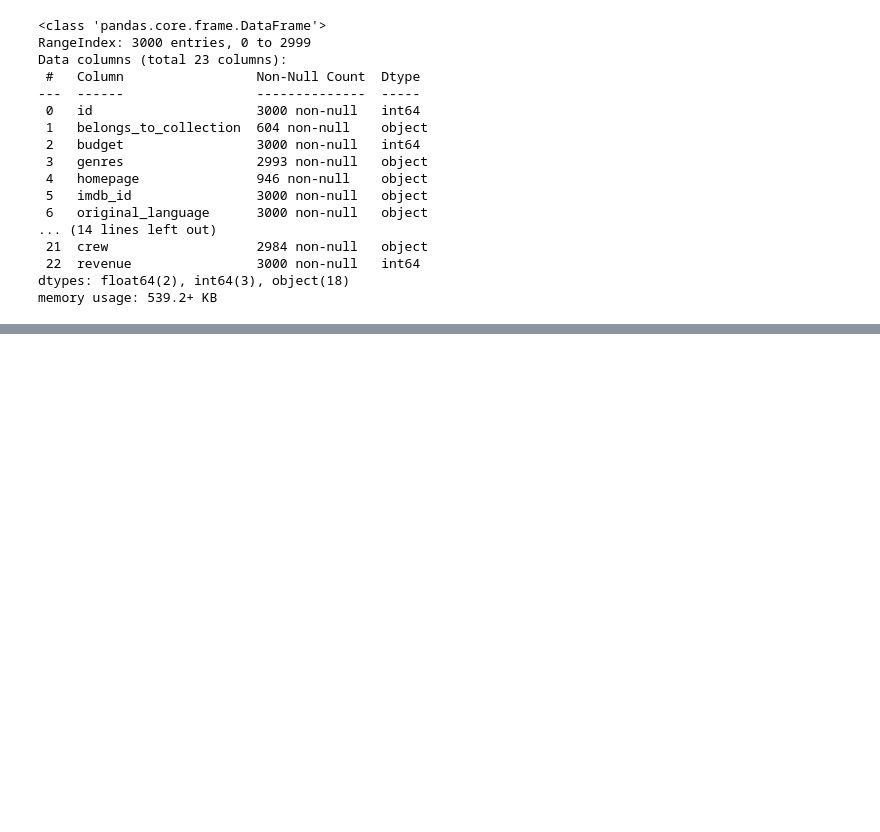
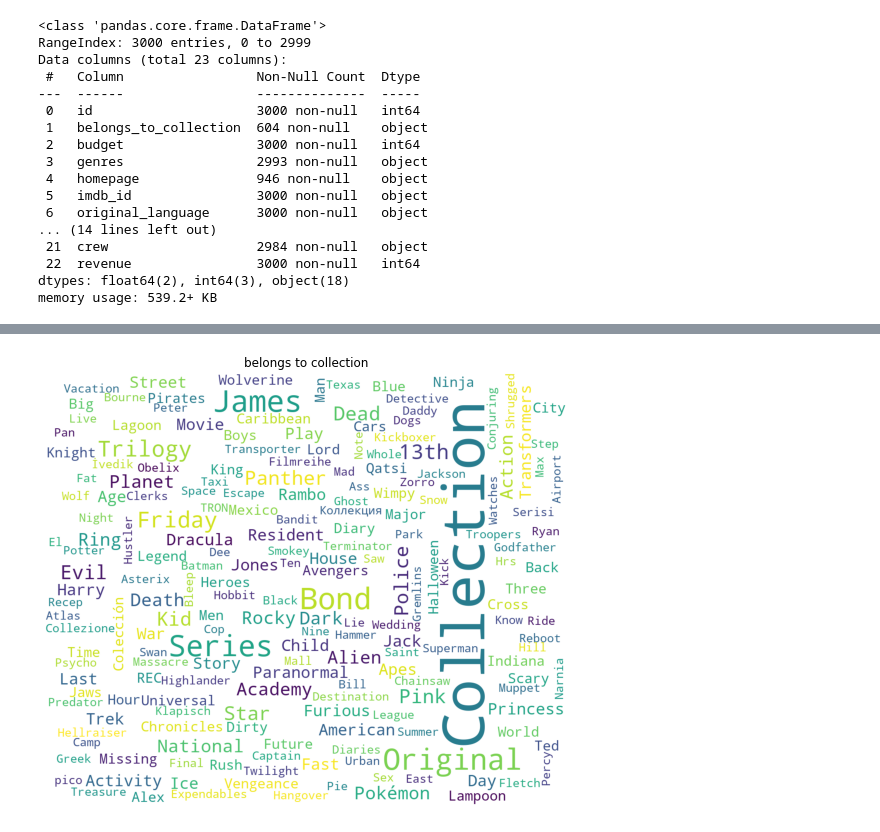
Before and after one commit to qsusu/springboard, a Jupyter notebook: capstone2_wrangling.ipynb, the cells around one changed output, grey strips where cells are left out. Saved outputs shown, nothing was run; the diff lists cells and outputs as text; code cells hidden in the pictures; blank space fills up the shorter version.

Commit message:
capstone project 2_extract text dictionary
use eval() extract dictionary from string columns

```diff
--- a/capstone2_wrangling.ipynb
+++ b/capstone2_wrangling.ipynb
@@ -244,0 +248,17 @@ df.to_csv('/Users/Sue/Documents/study2020/springboard/capstone_project2_movie/Da
+# %%
+# define get_dictioinary function to achieve dictionary from lists
+def get_dictionary(s):
+    try:
+        d = eval(s)
+    except:
+        d = {}
+    return d
+# %%
+# clean up 3 columns including genres, belongs to collection, and keywords
+df_train = df
+list_process = ['genres', 'belongs_to_collection','Keywords']
+for i in list_process:
+    df_train[i] = df_train[i].map(lambda x: sorted([d['name'] for d in get_dictionary(x)])).map(lambda x: ','.join(map(str, x)))
+    gi = df_train[i].str.get_dummies(sep=',')
+    df_train = pd.concat([df_train, gi], axis=1, sort=False)
+list_of_collection = list(df_train['belongs_to_collection'].values)
@@ -244,0 +285,13 @@ df.to_csv('/Users/Sue/Documents/study2020/springboard/capstone_project2_movie/Da
+# %%
+#list_of_collection = list(df_train['belongs_to_collection'].apply(lambda x: [i['name'] for i in x] if x != {} else []).values)
+plt.figure(figsize = (12, 8))
+text = ' '
+text += ' '.join(list_of_collection)+ ' '
+#text += ' '.join([i for j in list_of_collection for i in j])+ ' '
+wordcloud = WordCloud(max_font_size=None, background_color='white', collocations=False,width=1200, height=1000).generate(text)
+plt.imshow(wordcloud)
+plt.title('belongs to collection')
+plt.axis("off")
+plt.show()
+# %% [output]
+[figure, added]
```
Also changed, not shown: parts of 7 cells of this notebook.
